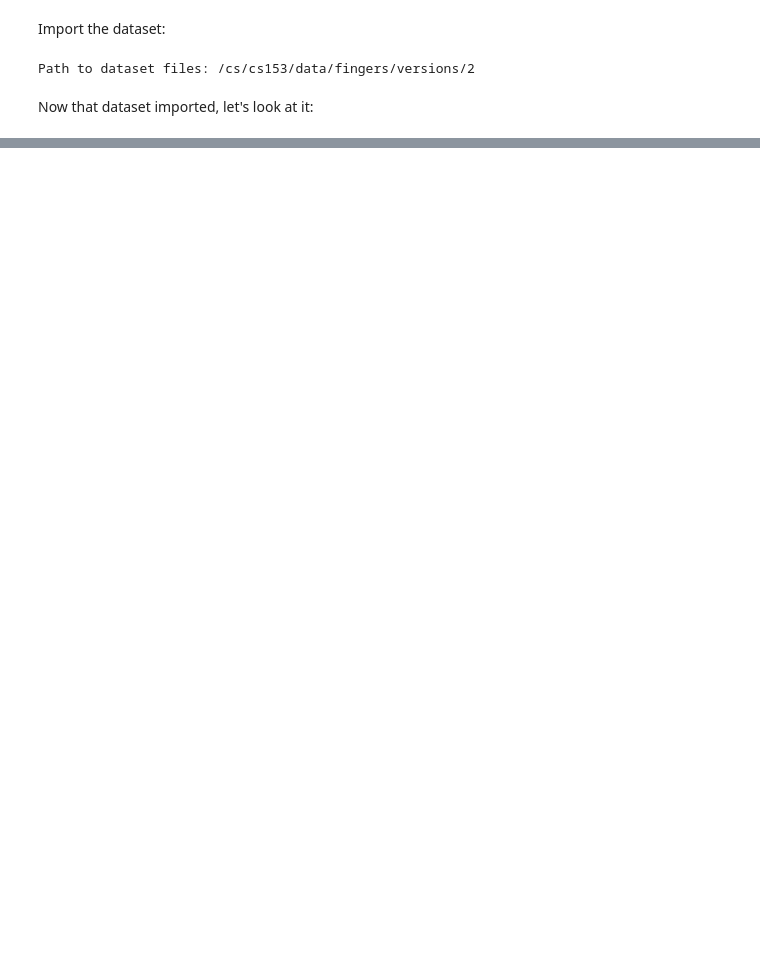
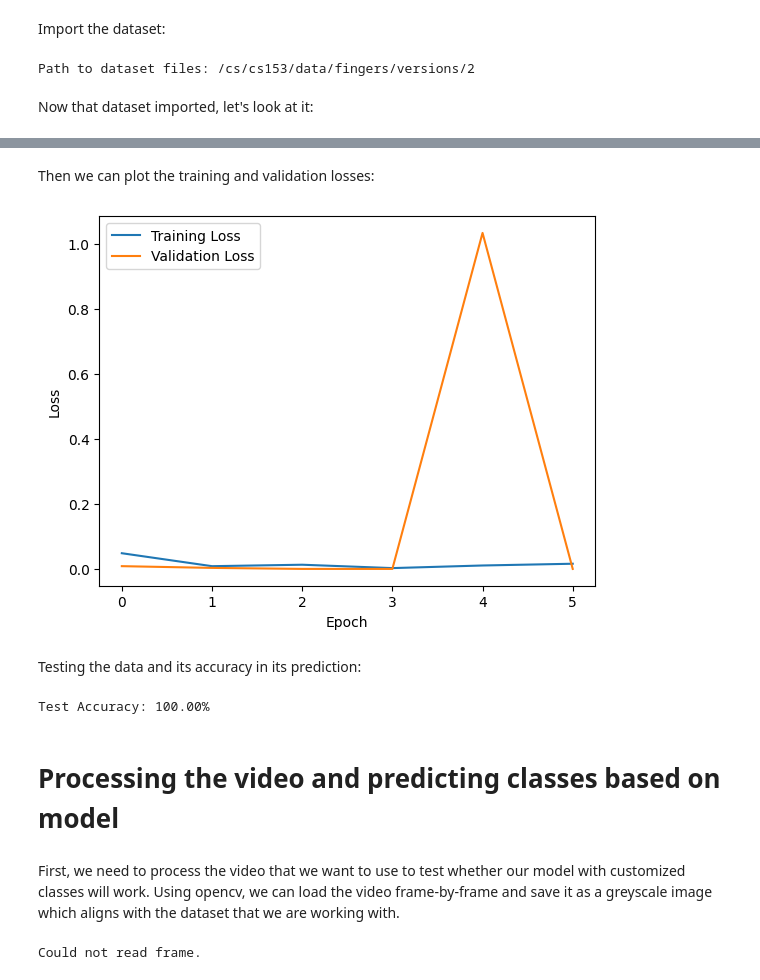
Before and after one commit to sayemanadira/cs153_finalproject, a Jupyter notebook: cv_project.ipynb, the cells around one changed output, grey strips where cells are left out. Cells and saved outputs as stored; diff of their text form; code cells hidden in the pictures; blank space fills up the shorter version.

Commit message:
able to get prediction working for video + added harsher transformers for training data

```diff
--- a/cv_project.ipynb
+++ b/cv_project.ipynb
@@ -103,14 +168,16 @@ model.fc = nn.Linear(model.fc.in_features, 6)
 # Assuming train_data is a DataLoader from dl.load_data
 # Define loss function and optimizer
 criterion = nn.CrossEntropyLoss()
-optimizer = optim.Adam(model.parameters(), lr=0.001)
+optimizer = optim.Adam(model.parameters(), lr=0.0005)
 
 # Move model to device (CPU or GPU)
 device = torch.device('cuda' if torch.cuda.is_available() else 'cpu')
 model.to(device)
 
 # Training loop (simple example for transfer learning)
-num_epochs = 15
+training_loss = []
+validation_loss = []
+num_epochs = 6
 for epoch in range(num_epochs):
     model.train()
     running_loss = 0.0
@@ -124,6 +191,10 @@ for epoch in range(num_epochs):
         optimizer.step()
 
         running_loss += loss.item()
+    training_loss.append(running_loss / len(train_data))
+    val_loss, val_acc = evaluate(model, val_data, criterion, device)
+    validation_loss.append(val_loss)
 
-    print(f'Epoch {epoch+1}/{num_epochs}, Loss: {running_loss/len(train_data):.4f}')
+
+    print(f'Epoch {epoch+1}/{num_epochs}, Training Loss: {running_loss/len(train_data):.4f}, Validation Loss: {val_loss:.4f}, Validation Accuracy: {val_acc:.4f}')
 # %% [output]
@@ -130,0 +207,59 @@ UnidentifiedImageError: cannot identify image file '/cs/cs153/data/fingers/versi
+# %% [markdown]
+Then we can plot the training and validation losses:
+# %%
+plt.plot(training_loss, label='Training Loss')
+plt.plot(validation_loss, label='Validation Loss')
+plt.xlabel('Epoch')
+plt.ylabel('Loss')
+plt.legend()
+plt.show()
+# %% [output]
+[figure, added]
+# %% [markdown]
+Testing the data and its accuracy in its prediction:
+# %%
+test_data = dl.get_data_loader(test_path)
+model.eval()
+correct = 0
+total = 0
+with torch.no_grad():
+    for inputs, labels in test_data:
+        inputs, labels = inputs.to(device), labels.to(device)
+        outputs = model(inputs)
+        _, predicted = torch.max(outputs.data, 1)
+        total += labels.size(0)
+        correct += (predicted == labels).sum().item()
+
+print(f'Test Accuracy: {100 * correct / total:.2f}%')
+# %% [output]
+Test Accuracy: 100.00%
+# %% [markdown]
+# Processing the video and predicting classes based on model
+# %% [markdown]
+First, we need to process the video that we want to use to test whether our model with customized classes will work. Using opencv, we can load the video frame-by-frame and save it as a greyscale image which aligns with the dataset that we are working with.
+# %%
+import cv2
+import os
+
+cap = cv2.VideoCapture('vids/test.mp4')
+outfile = 'vids/test_gray/'
+frame_count = 0
+
+if not os.path.exists(outfile):
+    os.makedirs(outfile)
+
+while cap.isOpened():
+    ret, frame = cap.read()
+    if ret:
+        frame_grey = cv2.cvtColor(frame, cv2.COLOR_BGR2GRAY)
+        cv2.imwrite(outfile + f'frame_{frame_count}.jpg', frame_grey)
+        frame_count += 1
+    else:
+        print("Could not read frame.")
+        break
+else:
+    print("Error: Could not open video.")
+
+cap.release()
+# %% [output]
+Could not read frame.
```
Also changed, not shown: parts of 12 cells of this notebook, 2 other files.
